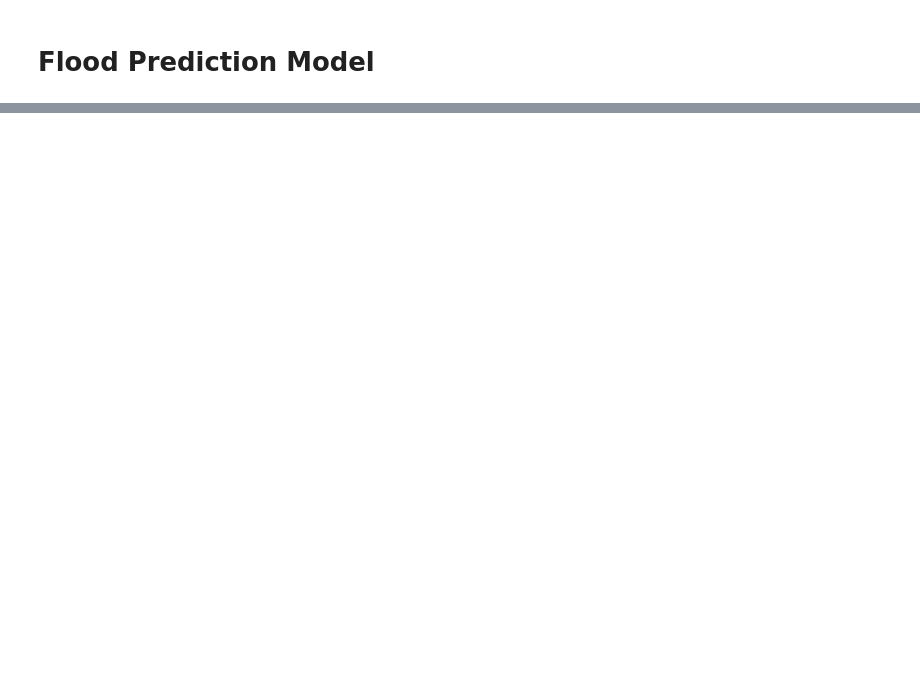
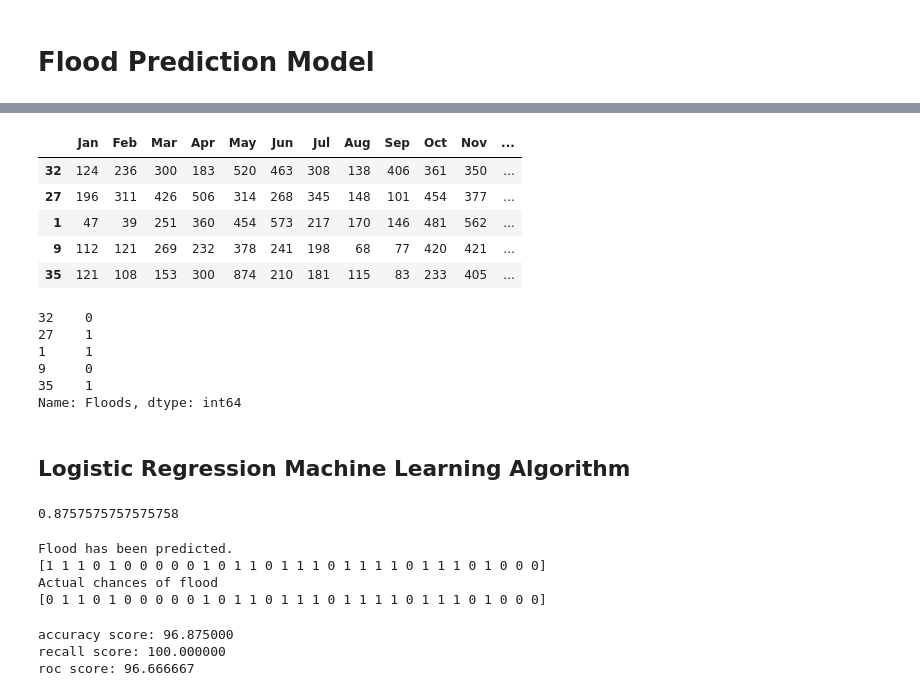
Before and after one commit to LeMikey/SDGP-HelloWorld, a Jupyter notebook: main_Flood.ipynb, the cells around one changed output, grey strips where cells are left out. Saved outputs shown, nothing was run; the diff lists cells and outputs as text; code cells hidden in the pictures; blank space fills up the shorter version.

```diff
--- a/main_Flood.ipynb
+++ b/main_Flood.ipynb
@@ -59,0 +38,9 @@ dataSet = pd.merge(dataSet_R, dataSet_WL, how='outer', )
+# %%
+# Seperating the dataset for calculations
+monthly_RF = dataSet.iloc[:,1:13]
+
+monthly_F = dataSet.iloc[:, -1]
+# %%
+# Scaling data between 0 - 1
+minmax = preprocessing.MinMaxScaler(feature_range=(0,1))
+minmax.fit(monthly_RF).transform(monthly_RF)
@@ -59,0 +65,55 @@ dataSet = pd.merge(dataSet_R, dataSet_WL, how='outer', )
+# %%
+# Split the datasets inot train and test
+monthly_RF_train, monthly_RF_test, monthly_F_train, monthly_F_test=train_test_split(monthly_RF, monthly_F, test_size=0.2)
+# %%
+monthly_RF_train.head()
+# %% [output]
+|  | Jan | Feb | Mar | Apr | May | Jun | Jul | Aug | Sep | Oct | Nov | ... |
+| 32 | 124 | 236 | 300 | 183 | 520 | 463 | 308 | 138 | 406 | 361 | 350 | ... |
+| 27 | 196 | 311 | 426 | 506 | 314 | 268 | 345 | 148 | 101 | 454 | 377 | ... |
+| 1 | 47 | 39 | 251 | 360 | 454 | 573 | 217 | 170 | 146 | 481 | 562 | ... |
+| 9 | 112 | 121 | 269 | 232 | 378 | 241 | 198 | 68 | 77 | 420 | 421 | ... |
+| 35 | 121 | 108 | 153 | 300 | 874 | 210 | 181 | 115 | 83 | 233 | 405 | ... |
+# %%
+monthly_F_train.head()
+# %% [output]
+32    0
+27    1
+1     1
+9     0
+35    1
+Name: Floods, dtype: int64
+# %% [markdown]
+## Logistic Regression Machine Learning Algorithm
+# %%
+monthly_RF_train_std = minmax.fit_transform(monthly_RF_train)
+monthly_RF_test_std = minmax.transform(monthly_RF_test)
+
+lr = LogisticRegression()
+lr_clf = lr.fit(monthly_RF_train_std, monthly_F_train)
+
+lr_accuracy = cross_val_score(lr_clf, monthly_RF_train_std, monthly_F_train, cv=3, scoring='accuracy', n_jobs=-1)
+
+lr_accuracy.mean()
+# %% [output]
+0.8757575757575758
+# %%
+monthly_F_predict = lr_clf.predict(monthly_RF_train_std)
+print('Flood has been predicted.')
+print(monthly_F_predict)
+
+print('Actual chances of flood')
+print(monthly_F_train.values)
+# %% [output]
+Flood has been predicted.
+[1 1 1 0 1 0 0 0 0 0 1 0 1 1 0 1 1 1 0 1 1 1 1 0 1 1 1 0 1 0 0 0]
+Actual chances of flood
+[0 1 1 0 1 0 0 0 0 0 1 0 1 1 0 1 1 1 0 1 1 1 1 0 1 1 1 0 1 0 0 0]
+# %%
+print("\naccuracy score: %f"%(accuracy_score(monthly_F_train,monthly_F_predict)*100))
+print("recall score: %f"%(recall_score(monthly_F_train,monthly_F_predict)*100))
+print("roc score: %f"%(roc_auc_score(monthly_F_train,monthly_F_predict)*100))
+# %% [output]
+accuracy score: 96.875000
+recall score: 100.000000
+roc score: 96.666667
```
Also changed, not shown: parts of 9 cells of this notebook.
